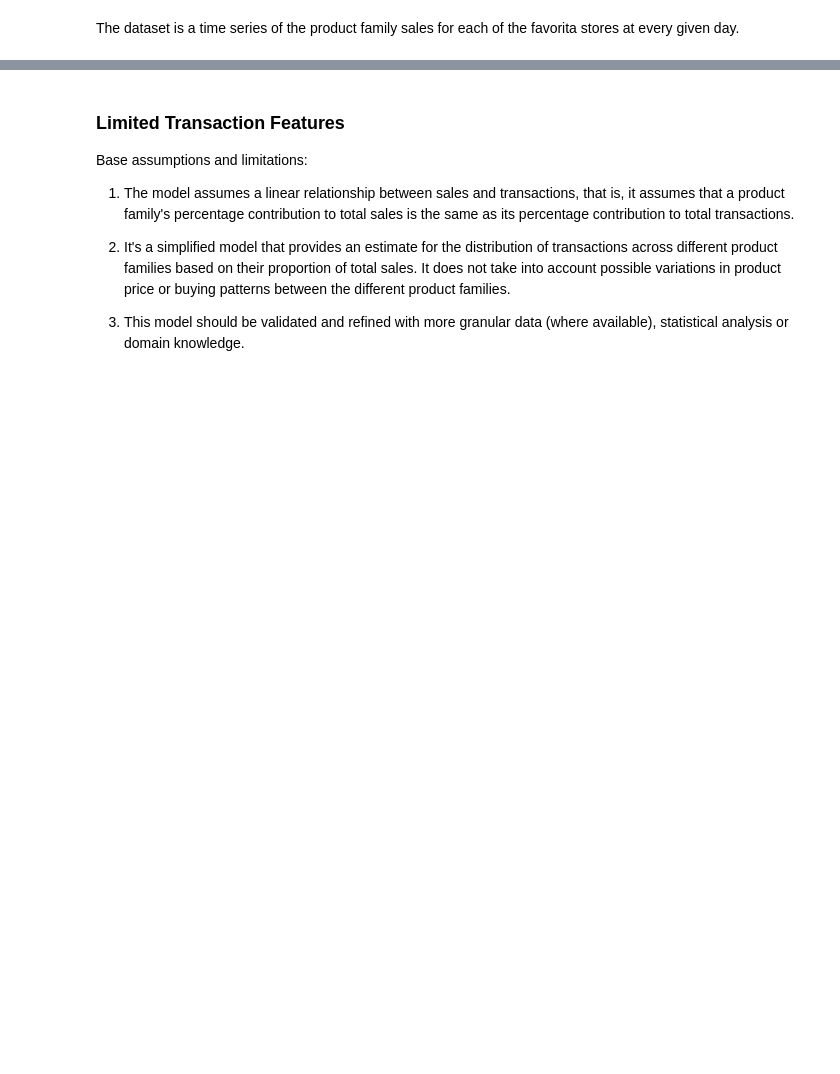
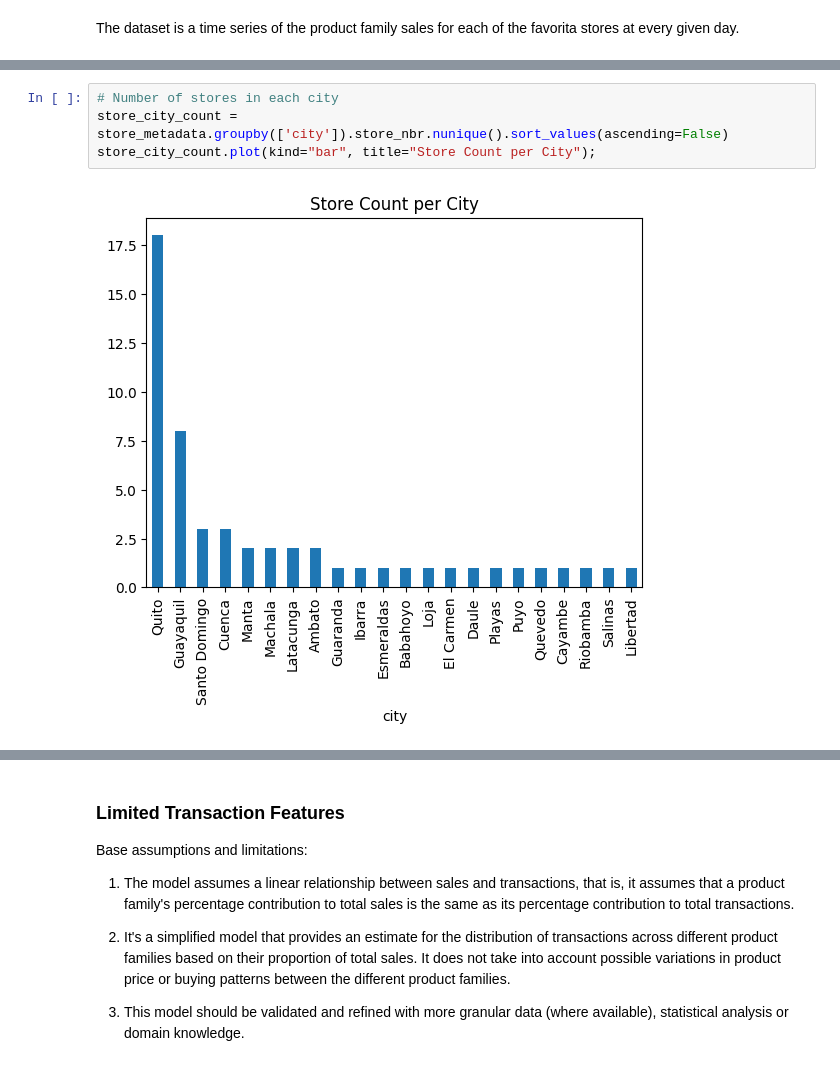
Before and after one commit to Anteemony/sktime-storesales-forecasting, a Jupyter notebook: notebooks/Store_Sales_Forecasting_with_Sktime.ipynb, the cells around one changed output, grey strips where cells are left out. Drawn from its saved outputs; the diff is of its cells as text; blank space fills up the shorter version.

```diff
--- a/notebooks/Store_Sales_Forecasting_with_Sktime.ipynb
+++ b/notebooks/Store_Sales_Forecasting_with_Sktime.ipynb
@@ -282,0 +373,6 @@ There is a positive correlation between the Promoted product families and famili
+# %%
+# Number of stores in each city
+store_city_count = store_metadata.groupby(['city']).store_nbr.nunique().sort_values(ascending=False)
+store_city_count.plot(kind="bar", title="Store Count per City");
+# %% [output]
+[figure, added]
```
Also changed, not shown: parts of 51 cells of this notebook.
